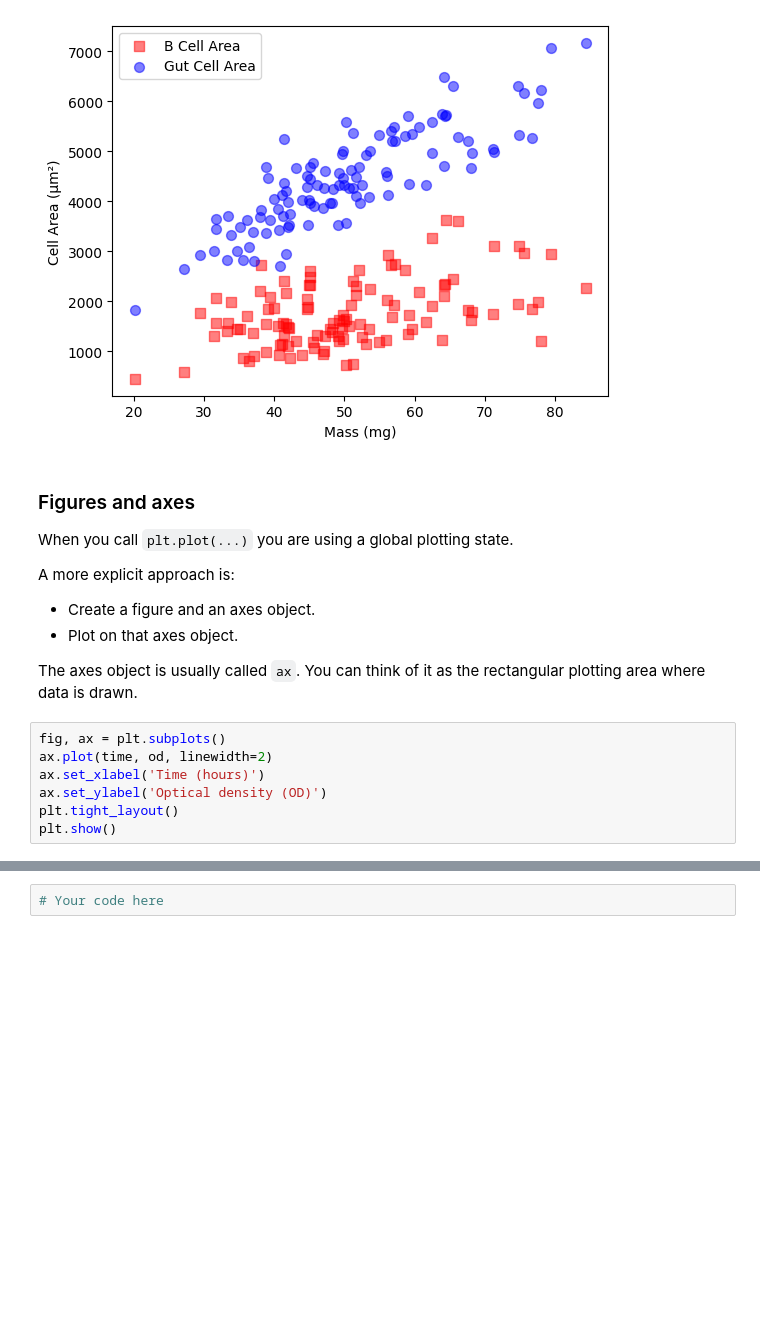
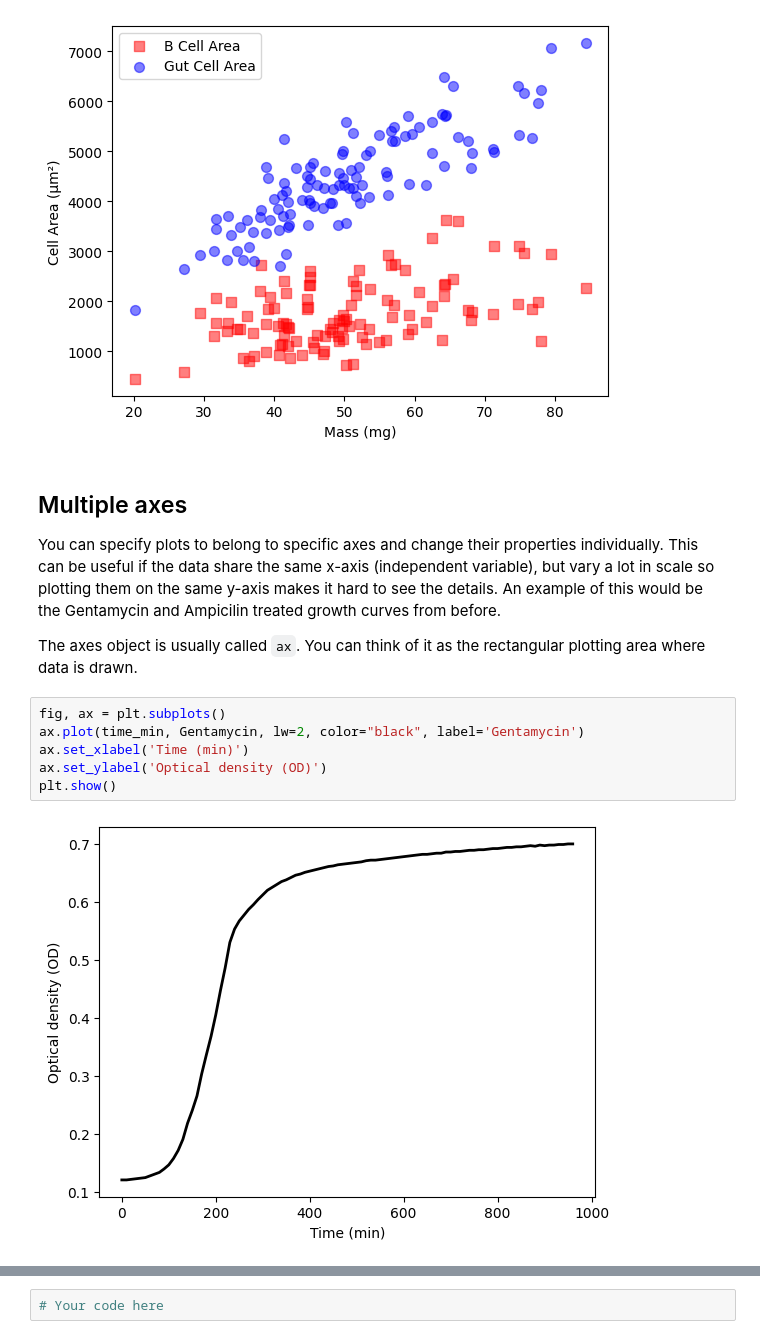
Before and after one commit to dgodovich/MOL518-Intro-to-Data-Analysis, a Jupyter notebook: Lecture_3/MOL518_Lecture3.ipynb, the cells around one changed output, grey strips where cells are left out. Drawn from its saved outputs; the diff is of its cells as text; blank space fills up the shorter version.

Commit message:
Finished 1D plotting

```diff
--- a/Lecture_3/MOL518_Lecture3.ipynb
+++ b/Lecture_3/MOL518_Lecture3.ipynb
@@ -243,19 +265,16 @@ plt.show()
 # %% [output]
 [figure]
 # %% [markdown]
-### Figures and axes
+## Multiple axes
 
-When you call `plt.plot(...)` you are using a global plotting state.
-
-A more explicit approach is:
-- Create a figure and an axes object.
-- Plot on that axes object.
+You can specify plots to belong to specific axes and change their properties individually. This can be useful if the data share the same x-axis (independent variable), but vary a lot in scale so plotting them on the same y-axis makes it hard to see the details. An example of this would be the Gentamycin and Ampicilin treated growth curves from before.
 
 The axes object is usually called `ax`. You can think of it as the rectangular plotting area where data is drawn.
 # %%
 fig, ax = plt.subplots()
-ax.plot(time, od, linewidth=2)
-ax.set_xlabel('Time (hours)')
+ax.plot(time_min, Gentamycin, lw=2, color="black", label='Gentamycin')
+ax.set_xlabel('Time (min)')
 ax.set_ylabel('Optical density (OD)')
-plt.tight_layout()
 plt.show()
+# %% [output]
+[figure, added]
```
Also changed, not shown: parts of 10 cells of this notebook.
